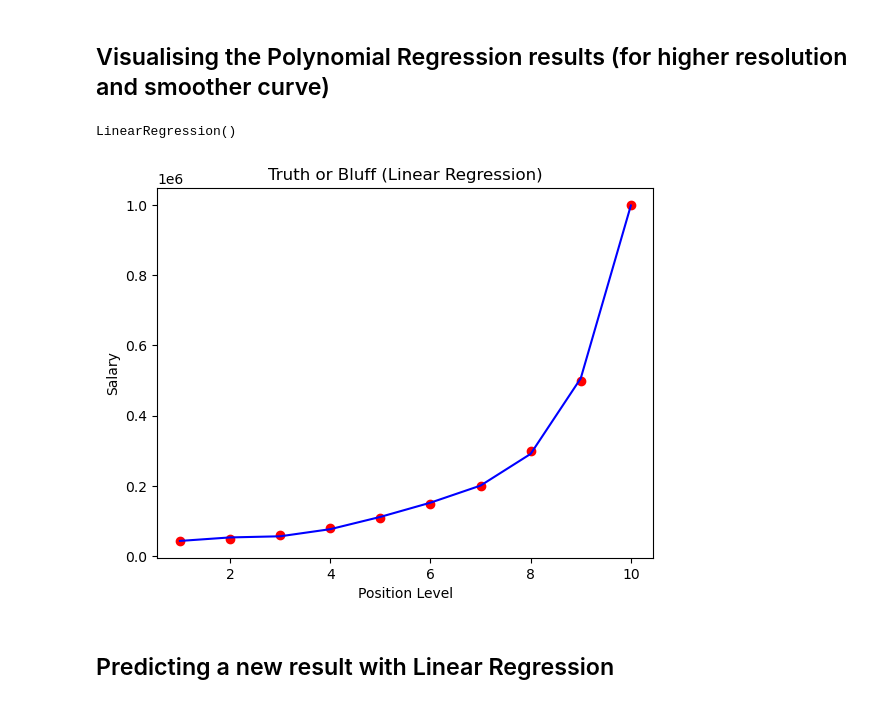
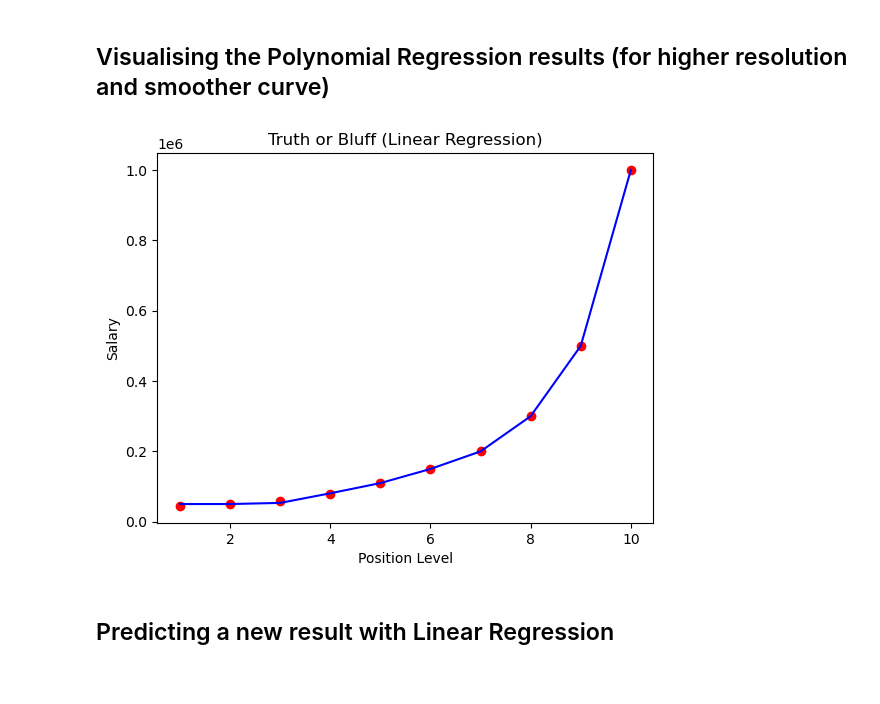
Before and after one commit to Feanor1021/Machine-learning-101, a Jupyter notebook: 4. Polynomial Regression/polynomial_regression.ipynb, the cells around one changed output. Saved outputs shown, nothing was run; the diff lists cells and outputs as text; code cells hidden in the pictures.

Commit message:
I added a function to easily visualize the higher resolution of the poly reg and calculate a single pred

```diff
--- a/4. Polynomial Regression/polynomial_regression.ipynb
+++ b/4. Polynomial Regression/polynomial_regression.ipynb
@@ -16,7 +16,6 @@ y = dataset.iloc[:, -1].values
 ## Training the Linear Regression model on the whole dataset
 # %%
 from sklearn.linear_model import LinearRegression
-lin_regressor = LinearRegression()
-lin_regressor.fit(x, y)
-print(x, y)
+lin_reg = LinearRegression()
+lin_reg.fit(x, y)
 # %% [output]
@@ -34,8 +23,2 @@ print(x, y)
 # %% [markdown]
 ## Training the Polynomial Regression model on the whole dataset
-# %%
-from sklearn.preprocessing import PolynomialFeatures
-poly_reg = PolynomialFeatures(degree = 2)
-x_poly = poly_reg.fit_transform(x)
-lin_reg_2 = LinearRegression()
-lin_reg_2.fit(x_poly, y)
@@ -44,3 +25,19 @@ LinearRegression()
+# %%
+from sklearn.preprocessing import PolynomialFeatures
+def polynomial_regression(degree, x, y, single_or_not = True, spred = [[]]):
+    poly_reg = PolynomialFeatures(degree = degree)
+    x_poly = poly_reg.fit_transform(x)
+    lin_reg_2 = LinearRegression()
+    lin_reg_2.fit(x_poly, y)
+    if (single_or_not == True):
+        plt.scatter(x, y, color = "red")
+        plt.plot(x, lin_reg_2.predict(x_poly), color = "blue")
+        plt.title("Truth or Bluff (Linear Regression)")
+        plt.xlabel("Position Level")
+        plt.ylabel("Salary")
+        plt.show()
+    else:
+        print(lin_reg_2.predict(poly_reg.fit_transform(spred)))
 # %% [markdown]
 ## Visualising the Linear Regression results
 # %%
@@ -66,21 +58,9 @@ plt.show()
 # %% [markdown]
 ## Visualising the Polynomial Regression results (for higher resolution and smoother curve)
-# %%
-poly_reg = PolynomialFeatures(degree = 5)
-x_poly = poly_reg.fit_transform(x)
-lin_reg_2 = LinearRegression()
-lin_reg_2.fit(x_poly, y)
-# %% [output]
-LinearRegression()
-# %%
-plt.scatter(x, y, color = "red")
-plt.plot(x, lin_reg_2.predict(x_poly), color = "blue")
-plt.title("Truth or Bluff (Linear Regression)")
-plt.xlabel("Position Level")
-plt.ylabel("Salary")
-plt.show()
-# %% [output]
-[figure, removed]
+# %%
+polynomial_regression(20, x, y)
+# %% [output]
+[figure, added]
 # %% [markdown]
 ## Predicting a new result with Linear Regression
 # %%
```
Also changed, not shown: parts of 8 cells of this notebook.
